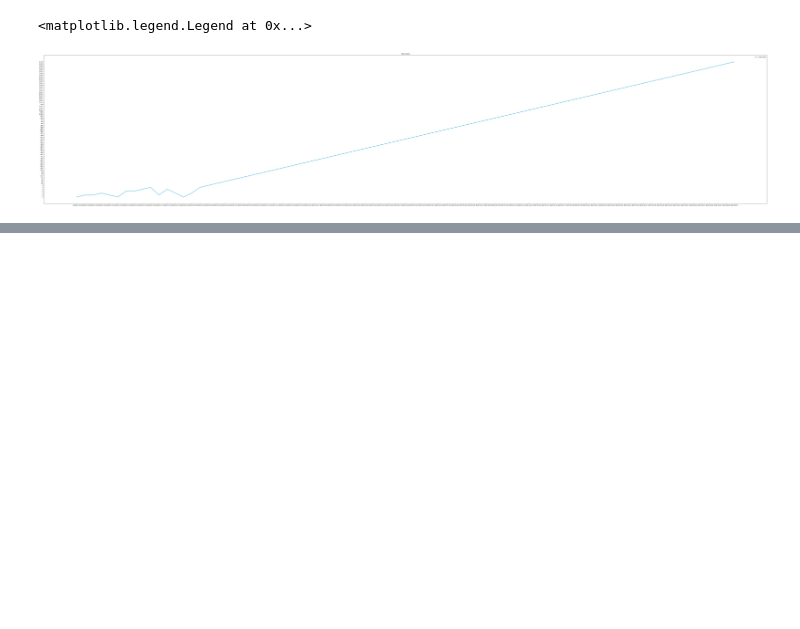
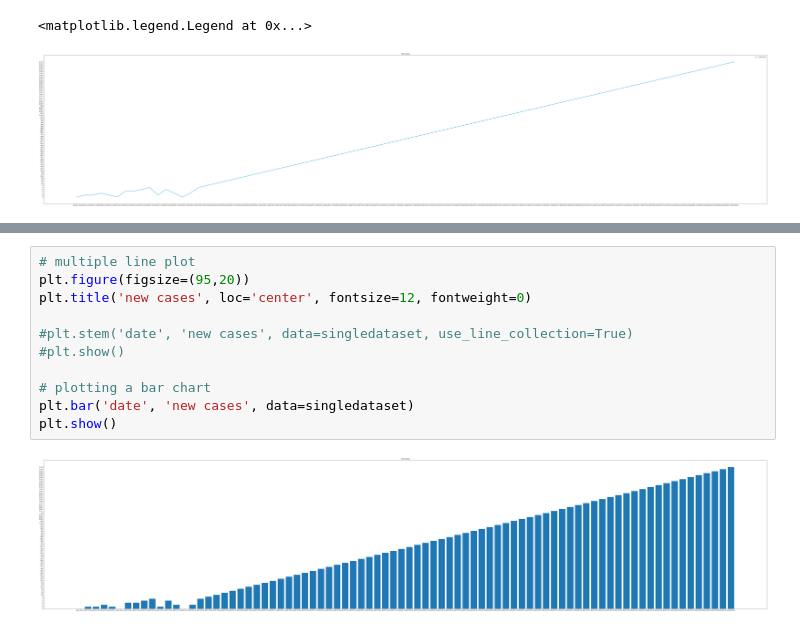
Before and after one commit to Nabapadma-sarker/Bangladesh-Corona-Virus-Prediction, a Jupyter notebook: making-dataset.ipynb, the cells around one changed output, grey strips where cells are left out. Drawn from its saved outputs; the diff is of its cells as text; blank space fills up the shorter version.

```diff
--- a/making-dataset.ipynb
+++ b/making-dataset.ipynb
@@ -113,0 +114,13 @@ plt.legend()
+# %%
+# multiple line plot
+plt.figure(figsize=(95,20))
+plt.title('new cases', loc='center', fontsize=12, fontweight=0)
+
+#plt.stem('date', 'new cases', data=singledataset, use_line_collection=True)
+#plt.show()
+
+# plotting a bar chart
+plt.bar('date', 'new cases', data=singledataset)
+plt.show()
+# %% [output]
+[figure, added]
```
Also changed, not shown: parts of 5 cells of this notebook, 10 other files.
